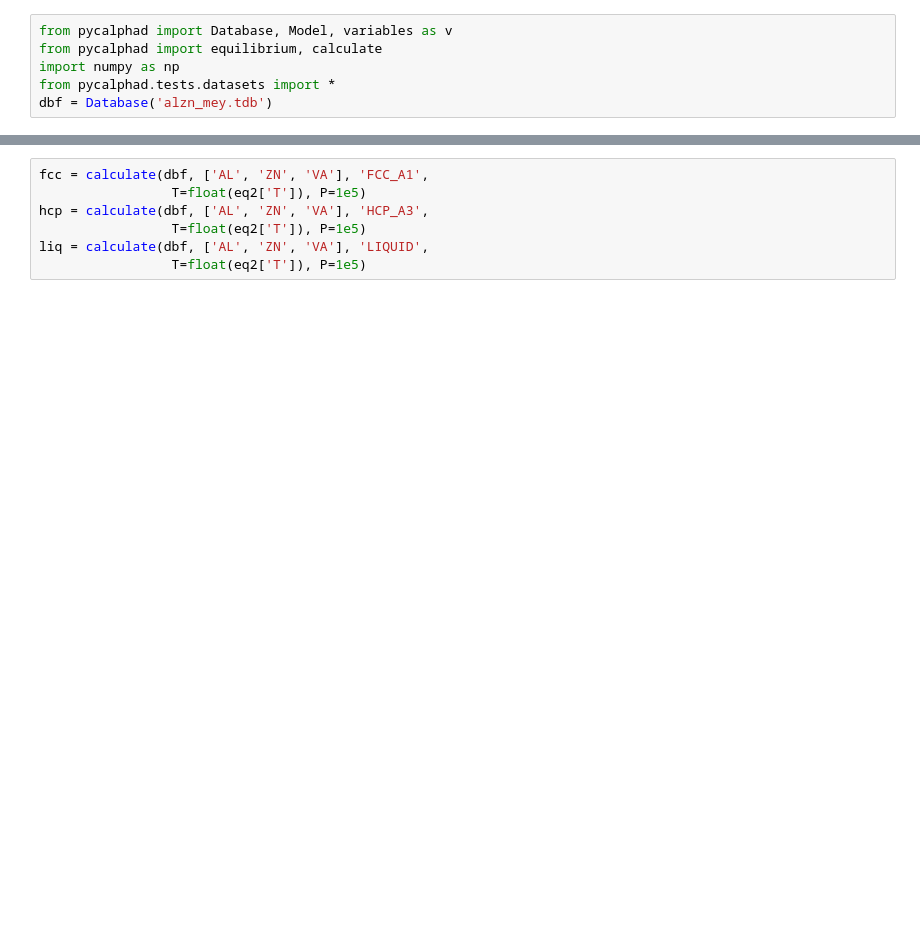
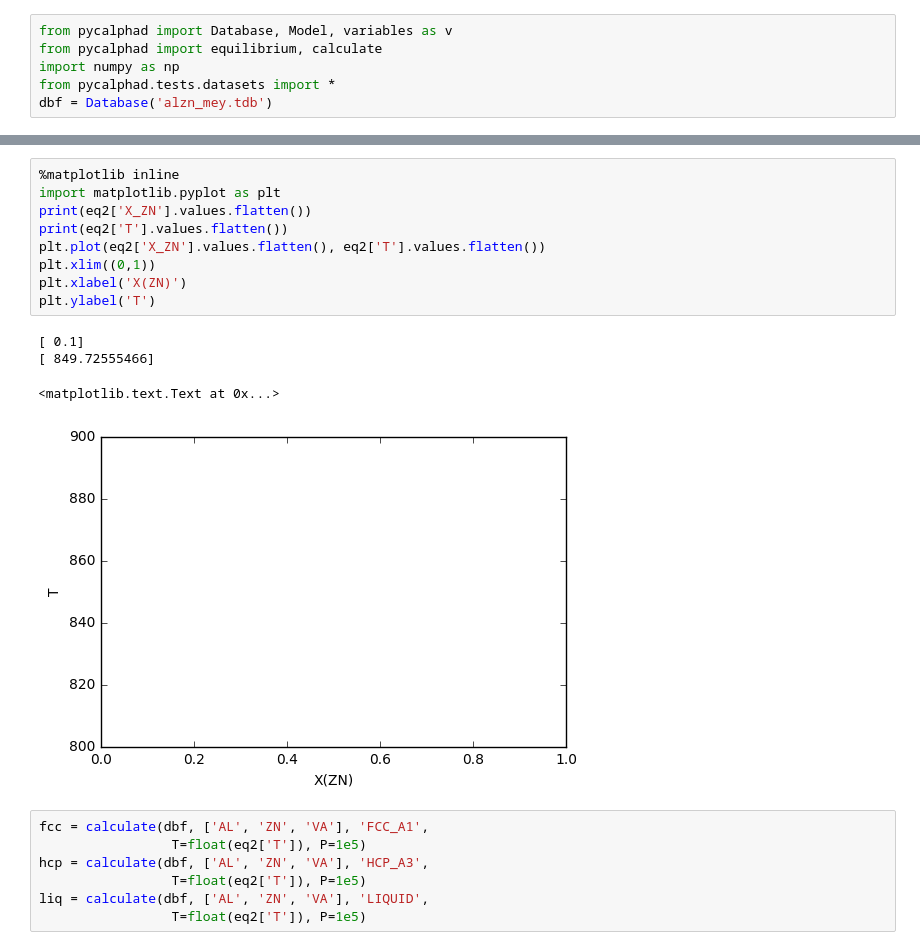
Before and after one commit to richardotis/pycalphad-sandbox, a Jupyter notebook: NP-Conditions.ipynb, the cells around one changed output, grey strips where cells are left out. Cells and saved outputs as stored; diff of their text form; blank space fills up the shorter version.

```diff
--- a/NP-Conditions.ipynb
+++ b/NP-Conditions.ipynb
@@ -69,5 +63,19 @@ array([[[[[[  9.999661e-01,   3.394117e-05],
   * vertex     (vertex) int64 0 1 2
   * component  (component) <U2 'AL' 'ZN'
+# %%
+%matplotlib inline
+import matplotlib.pyplot as plt
+print(eq2['X_ZN'].values.flatten())
+print(eq2['T'].values.flatten())
+plt.plot(eq2['X_ZN'].values.flatten(), eq2['T'].values.flatten())
+plt.xlim((0,1))
+plt.xlabel('X(ZN)')
+plt.ylabel('T')
+# %% [output]
+[ 0.1]
+[ 849.72555466]
+<matplotlib.text.Text at 0x...>
+[figure, added]
 # %%
 fcc = calculate(dbf, ['AL', 'ZN', 'VA'], 'FCC_A1',
                  T=float(eq2['T']), P=1e5)
```
Also changed, not shown: parts of 9 cells of this notebook.
